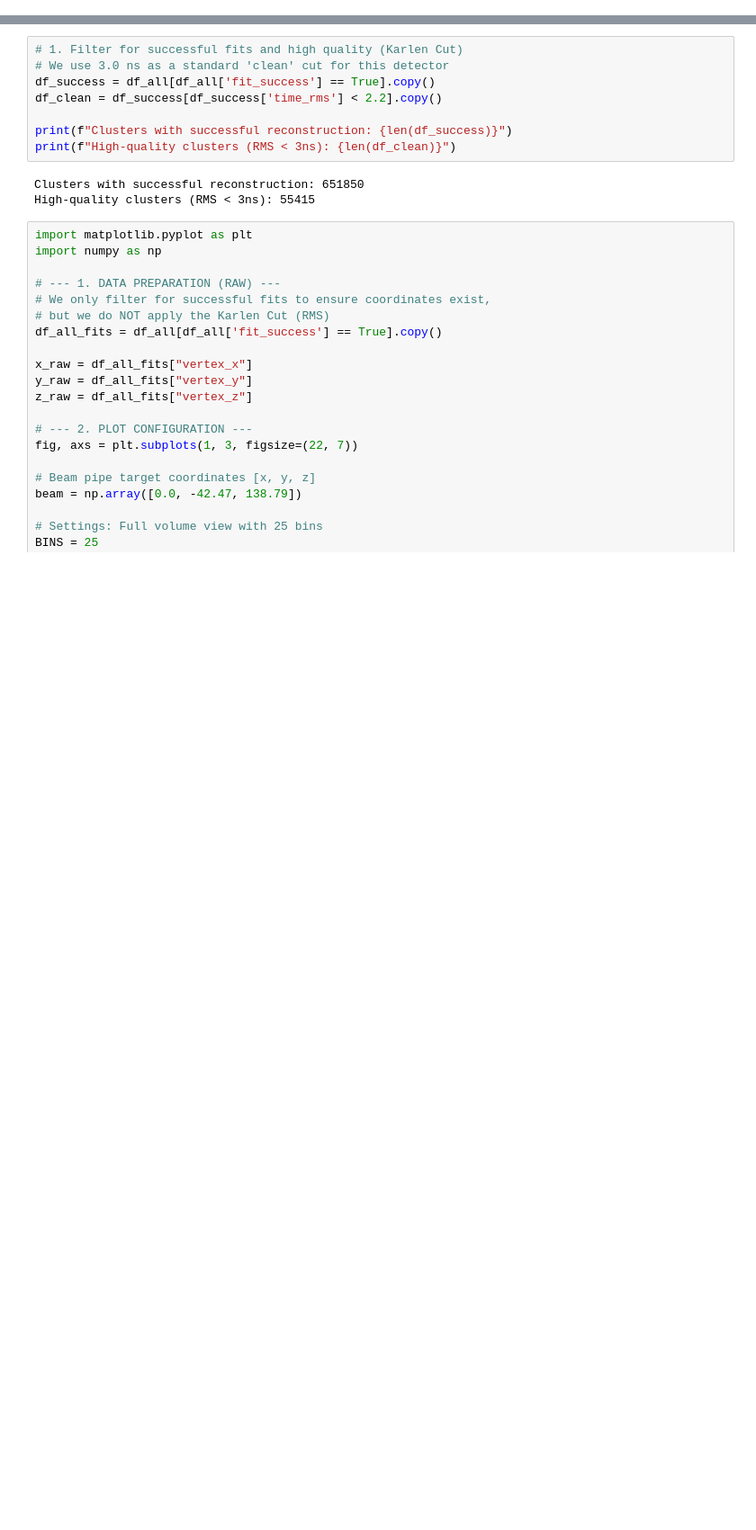
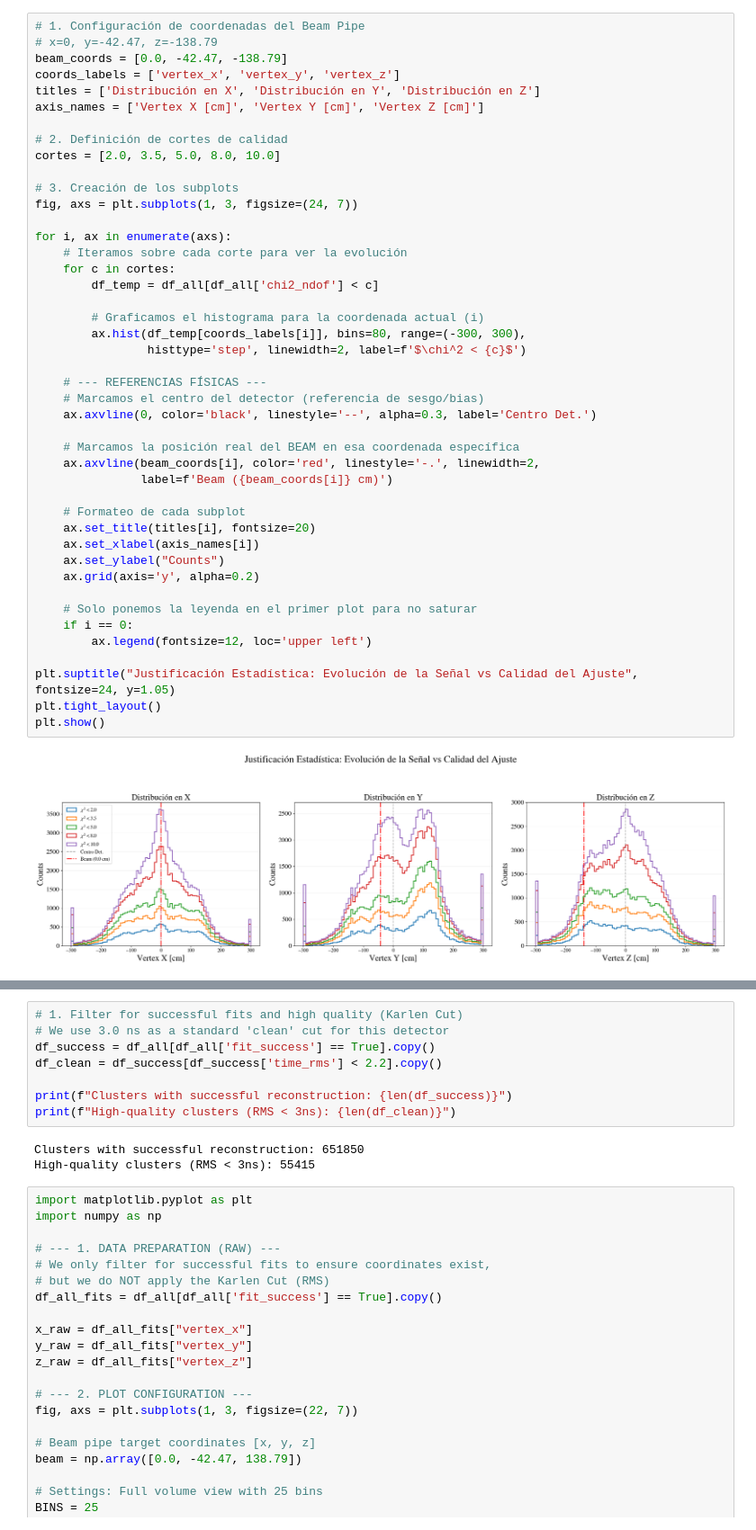
Before and after one commit to elenaramos44/9Li_analysis, a Jupyter notebook: notebooks/multilat_vertex.ipynb, the cells around one changed output, grey strips where cells are left out. Shown at 90% size. Drawn from its saved outputs; the diff is of its cells as text; blank space fills up the shorter version.

```diff
--- a/notebooks/multilat_vertex.ipynb
+++ b/notebooks/multilat_vertex.ipynb
@@ -154,0 +179,46 @@ plt.show()
+# %%
+# 1. Configuración de coordenadas del Beam Pipe
+# x=0, y=-42.47, z=-138.79
+beam_coords = [0.0, -42.47, -138.79]
+coords_labels = ['vertex_x', 'vertex_y', 'vertex_z']
+titles = ['Distribución en X', 'Distribución en Y', 'Distribución en Z']
+axis_names = ['Vertex X [cm]', 'Vertex Y [cm]', 'Vertex Z [cm]']
+
+# 2. Definición de cortes de calidad
+cortes = [2.0, 3.5, 5.0, 8.0, 10.0]
+
+# 3. Creación de los subplots
+fig, axs = plt.subplots(1, 3, figsize=(24, 7))
+
+for i, ax in enumerate(axs):
+    # Iteramos sobre cada corte para ver la evolución
+    for c in cortes:
+        df_temp = df_all[df_all['chi2_ndof'] < c]
+
+        # Graficamos el histograma para la coordenada actual (i)
+        ax.hist(df_temp[coords_labels[i]], bins=80, range=(-300, 300),
+                histtype='step', linewidth=2, label=f'$\chi^2 < {c}$')
+
+    # --- REFERENCIAS FÍSICAS ---
+    # Marcamos el centro del detector (referencia de sesgo/bias)
+    ax.axvline(0, color='black', linestyle='--', alpha=0.3, label='Centro Det.')
+
+    # Marcamos la posición real del BEAM en esa coordenada específica
+    ax.axvline(beam_coords[i], color='red', linestyle='-.', linewidth=2,
+               label=f'Beam ({beam_coords[i]} cm)')
+
+    # Formateo de cada subplot
+    ax.set_title(titles[i], fontsize=20)
+    ax.set_xlabel(axis_names[i])
+    ax.set_ylabel("Counts")
+    ax.grid(axis='y', alpha=0.2)
+
+    # Solo ponemos la leyenda en el primer plot para no saturar
+    if i == 0:
+        ax.legend(fontsize=12, loc='upper left')
+
+plt.suptitle("Justificación Estadística: Evolución de la Señal vs Calidad del Ajuste", fontsize=24, y=1.05)
+plt.tight_layout()
+plt.show()
+# %% [output]
+[figure, added]
```
Also changed, not shown: parts of 15 cells of this notebook, 4 other files.
